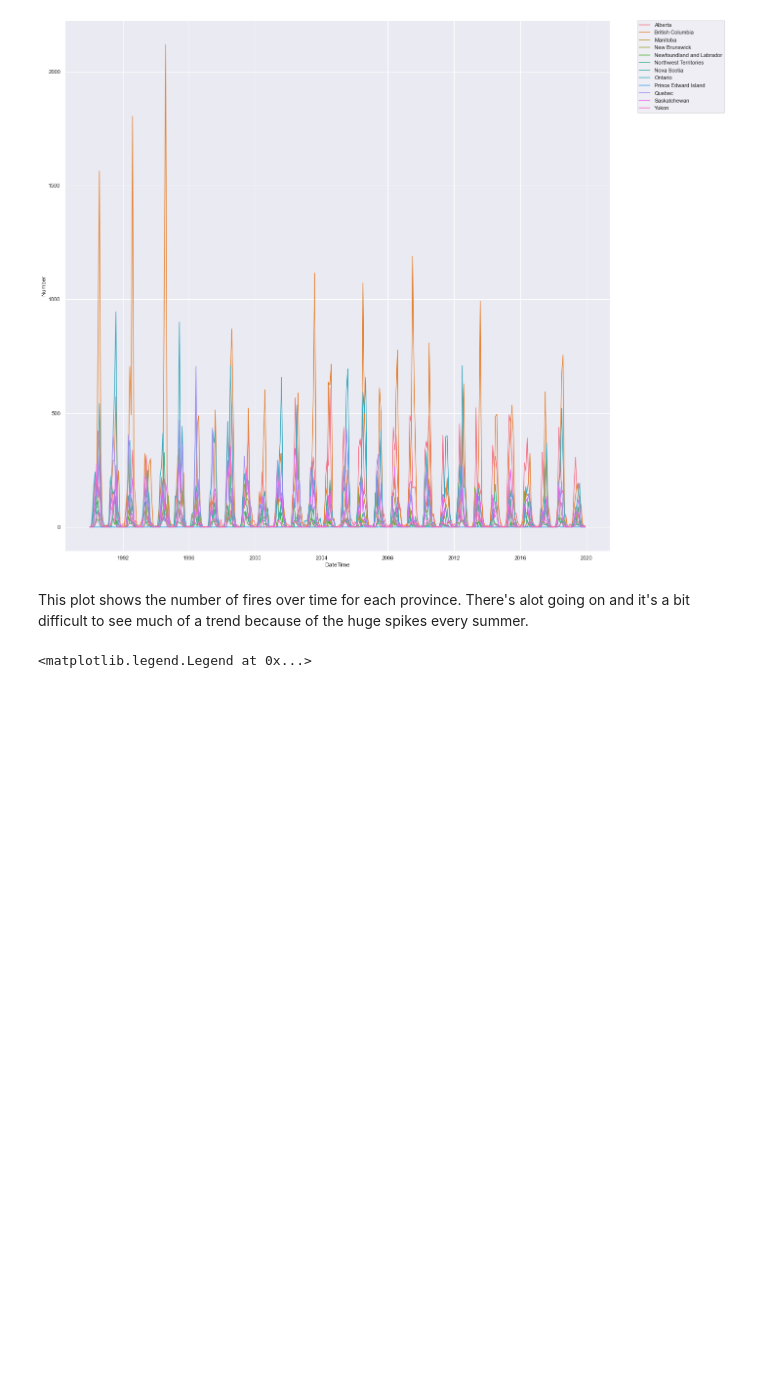
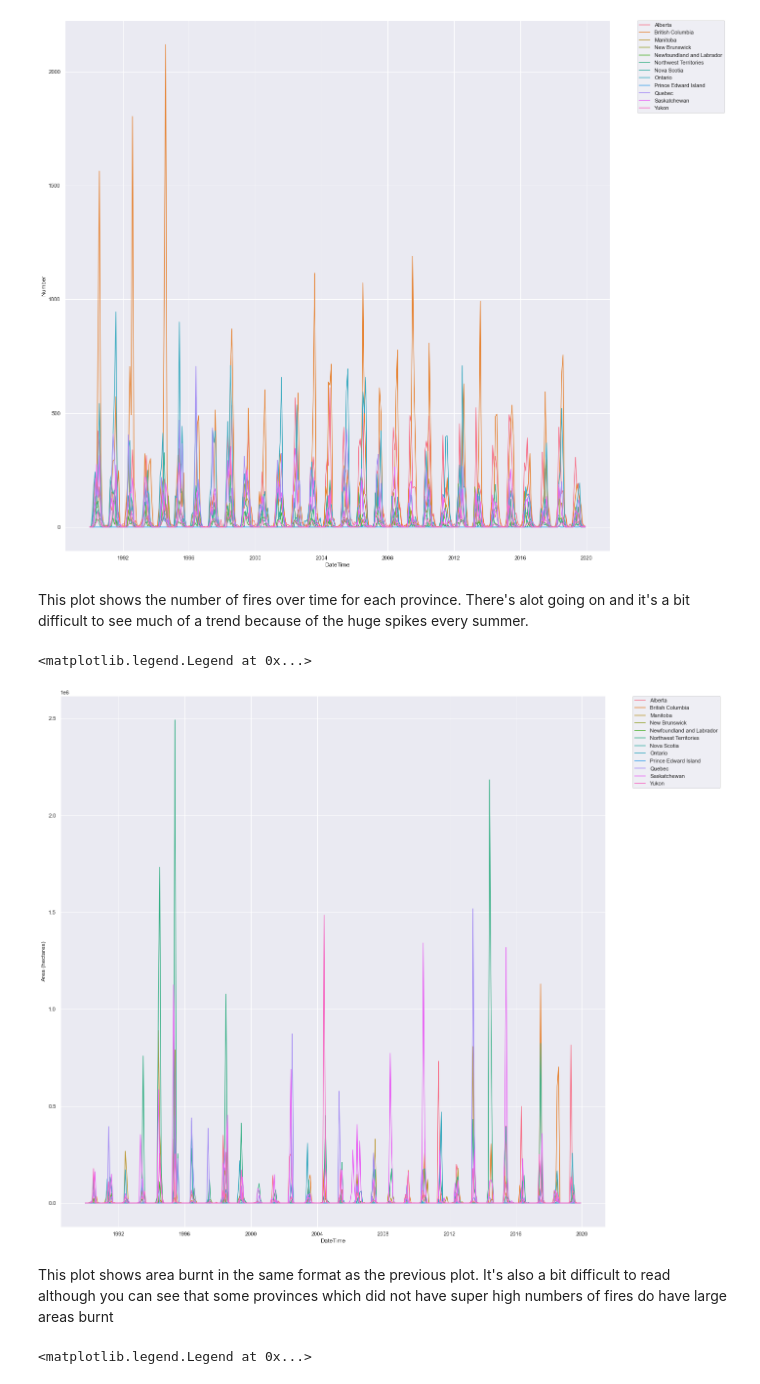
Before and after one commit to data301-2021-winter1/project-group33-project, a Jupyter notebook: notebooks/analysis1.ipynb, the cells around one changed output. Cells and saved outputs as stored; diff of their text form; code cells hidden in the pictures; blank space fills up the shorter version.

```diff
--- a/notebooks/analysis1.ipynb
+++ b/notebooks/analysis1.ipynb
@@ -148,6 +155,16 @@ plt.legend(bbox_to_anchor=(1.05, 1), loc=2, borderaxespad=0.)
 [figure]
 # %% [markdown]
 This plot shows the number of fires over time for each province. There's alot going on and it's a bit difficult to see much of a trend because of the huge spikes every summer.
+# %%
+sns.set(style = "darkgrid")
+plt.figure(figsize=(20,20))
+sns.lineplot(x="DateTime", y="Area (hectares)", hue="Jurisdiction", data = dataByMonth)
+plt.legend(bbox_to_anchor=(1.05, 1), loc=2, borderaxespad=0.)
+# %% [output]
+<matplotlib.legend.Legend at 0x...>
+[figure, added]
+# %% [markdown]
+This plot shows area burnt in the same format as the previous plot. It's also a bit difficult to read although you can see that some provinces which did not have super high numbers of fires do have large areas burnt
 # %%
 sns.set(style = "darkgrid")
 plt.figure(figsize=(20,10))
```
Also changed, not shown: parts of 17 cells of this notebook, 1 other file.
